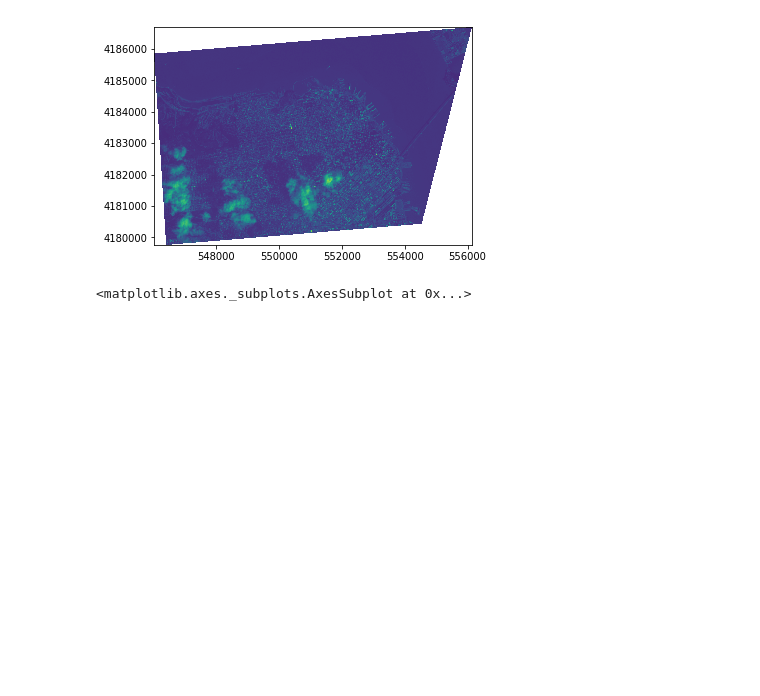
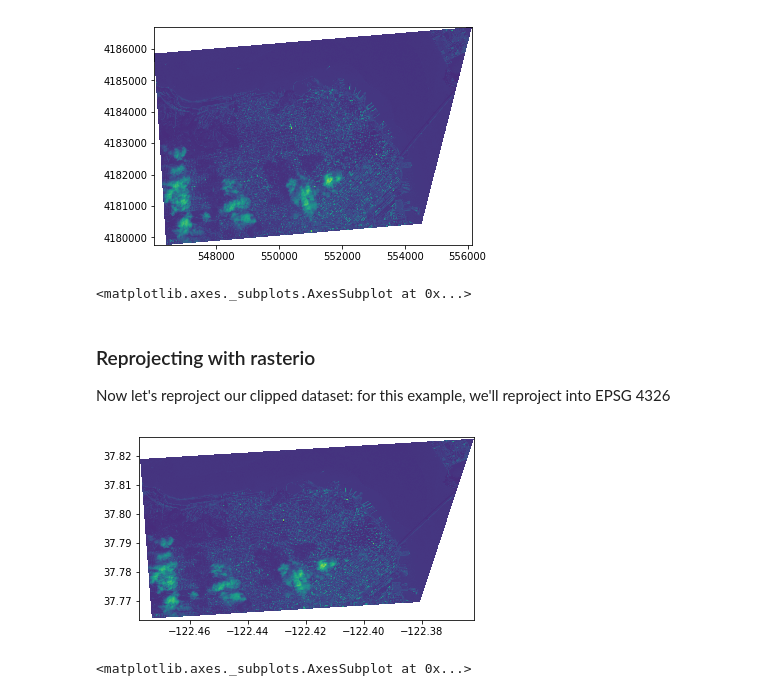
Before and after one commit to sarasafavi/remote-sensing-with-python, a Jupyter notebook: notebooks/3_clip_and_reproject.ipynb, the cells around one changed output. Cells and saved outputs as stored; diff of their text form; code cells hidden in the pictures; blank space fills up the shorter version.

Commit message:
add reprojection to clip and reproject exercise

```diff
--- a/notebooks/3_clip_and_reproject.ipynb
+++ b/notebooks/3_clip_and_reproject.ipynb
@@ -60,3 +66,7 @@ show(clipped)
 # %% [output]
 [figure]
 <matplotlib.axes._subplots.AxesSubplot at 0x...>
+# %% [markdown]
+### Reprojecting with rasterio
+
+Now let's reproject our clipped dataset: for this example, we'll reproject into EPSG 4326
@@ -62,0 +110,7 @@ show(clipped)
+# %%
+# take a look at our clipped & reprojected dataset
+reproj = rasterio.open("clipped_4326.tif")
+show(reproj)
+# %% [output]
+[figure, added]
+<matplotlib.axes._subplots.AxesSubplot at 0x...>
```
Also changed, not shown: parts of 3 cells of this notebook.
